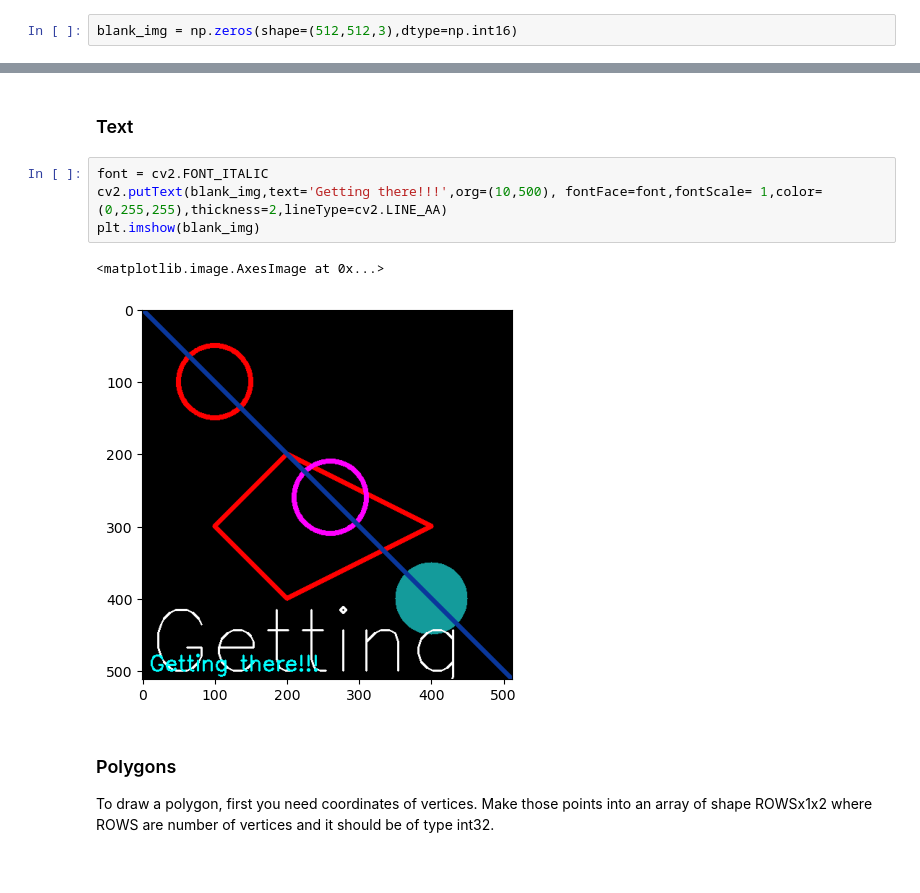
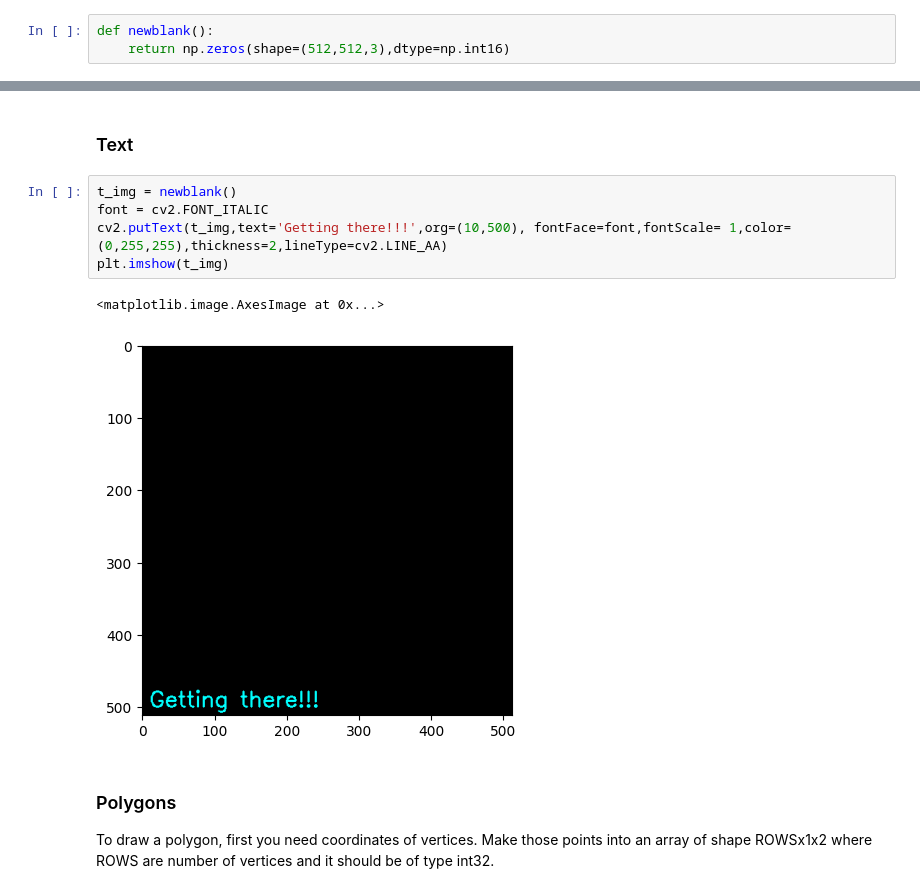
Before and after one commit to feed0/digital-image-processing, a Jupyter notebook: IMAGENS COM OPEN-CV-20250819/02-Drawing-on-Images.ipynb, the cells around one changed output, grey strips where cells are left out. Drawn from its saved outputs; the diff is of its cells as text.

Commit message:
[DIP] - lecture 3 - Drawing on images

```diff
--- a/IMAGENS COM OPEN-CV-20250819/02-Drawing-on-Images.ipynb
+++ b/IMAGENS COM OPEN-CV-20250819/02-Drawing-on-Images.ipynb
@@ -6,4 +6,5 @@ import matplotlib.pyplot as plt
 %matplotlib inline
 import cv2
 # %%
-blank_img = np.zeros(shape=(512,512,3),dtype=np.int16)
+def newblank():
+    return np.zeros(shape=(512,512,3),dtype=np.int16)
@@ -133,12 +161,13 @@ plt.imshow(blank_img)
 # %% [markdown]
 ### Text
 # %%
+t_img = newblank()
 font = cv2.FONT_ITALIC
-cv2.putText(blank_img,text='Getting there!!!',org=(10,500), fontFace=font,fontScale= 1,color=(0,255,255),thickness=2,lineType=cv2.LINE_AA)
-plt.imshow(blank_img)
+cv2.putText(t_img,text='Getting there!!!',org=(10,500), fontFace=font,fontScale= 1,color=(0,255,255),thickness=2,lineType=cv2.LINE_AA)
+plt.imshow(t_img)
 # %% [output]
 <matplotlib.image.AxesImage at 0x...>
-[figure, old version]
+[figure, new version]
 # %% [markdown]
 ### Polygons
 
```
Also changed, not shown: parts of 16 cells of this notebook, 2 other files.
